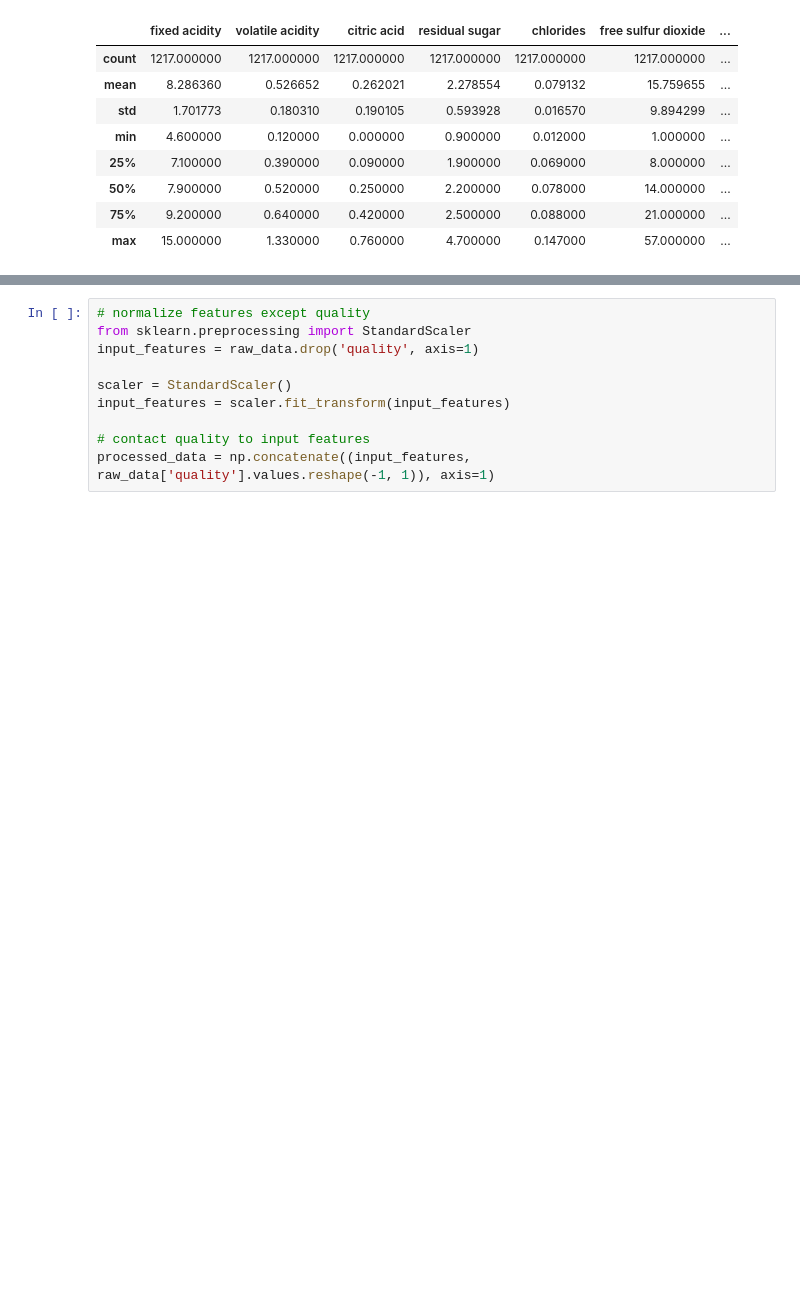
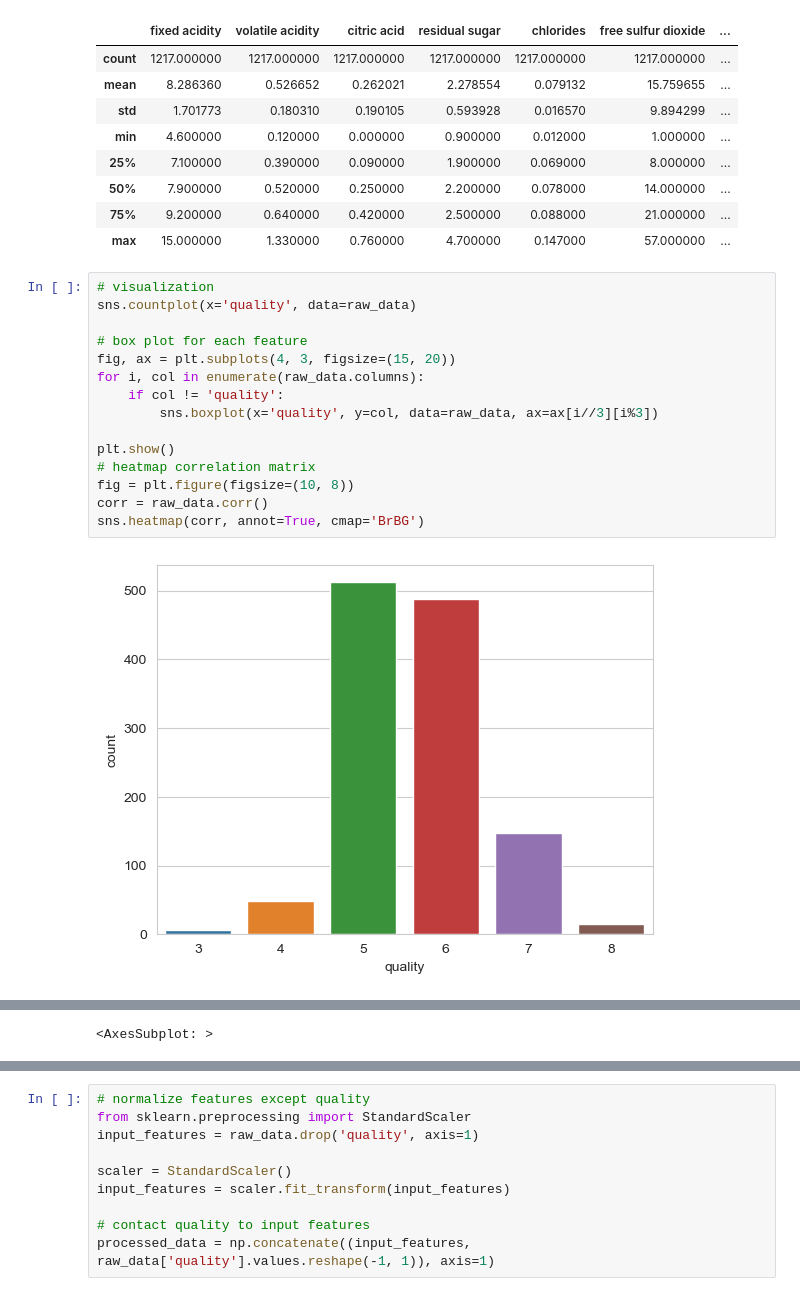
Before and after one commit to MarkQuanHaoyu/ESE417FinalProj, a Jupyter notebook: data_cleaning.ipynb, the cells around one changed output, grey strips where cells are left out. Saved outputs shown, nothing was run; the diff lists cells and outputs as text; blank space fills up the shorter version.

```diff
--- a/data_cleaning.ipynb
+++ b/data_cleaning.ipynb
@@ -82,3 +82,20 @@ memory usage: 123.6 KB
 | 50% | 7.900000 | 0.520000 | 0.250000 | 2.200000 | 0.078000 | 14.000000 | ... |
 | 75% | 9.200000 | 0.640000 | 0.420000 | 2.500000 | 0.088000 | 21.000000 | ... |
 | max | 15.000000 | 1.330000 | 0.760000 | 4.700000 | 0.147000 | 57.000000 | ... |
+# %%
+# visualization
+sns.countplot(x='quality', data=raw_data)
+
+# box plot for each feature
+fig, ax = plt.subplots(4, 3, figsize=(15, 20))
+for i, col in enumerate(raw_data.columns):
+    if col != 'quality':
+        sns.boxplot(x='quality', y=col, data=raw_data, ax=ax[i//3][i%3])
+
+plt.show()
+# heatmap correlation matrix
+fig = plt.figure(figsize=(10, 8))
+corr = raw_data.corr()
+sns.heatmap(corr, annot=True, cmap='BrBG')
+# %% [output]
+[figure, added]
@@ -84,0 +103 @@ memory usage: 123.6 KB
+<AxesSubplot: >
```
Also changed, not shown: parts of 1 cell of this notebook.
